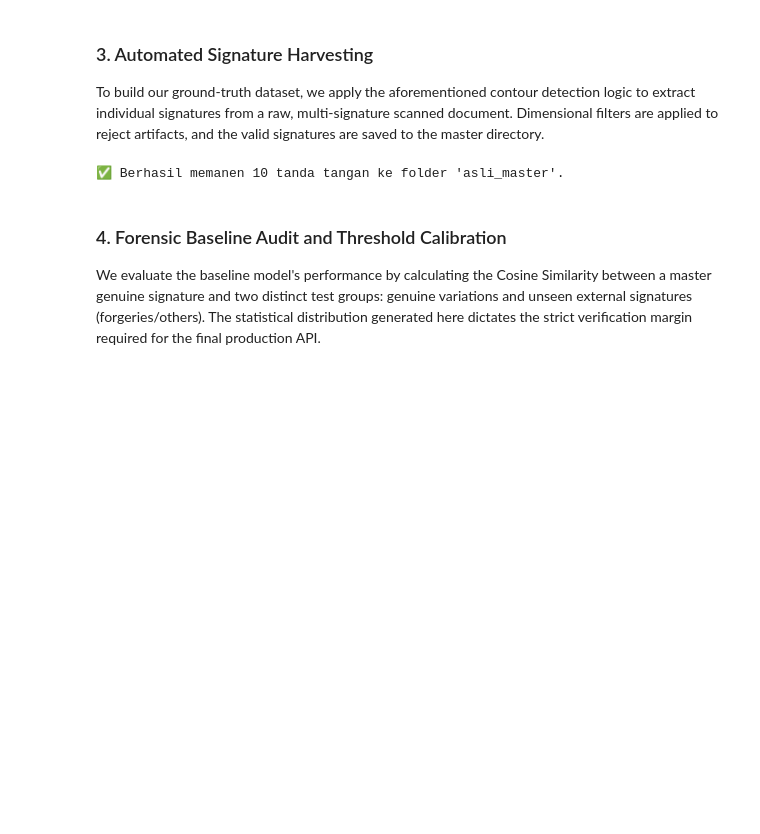
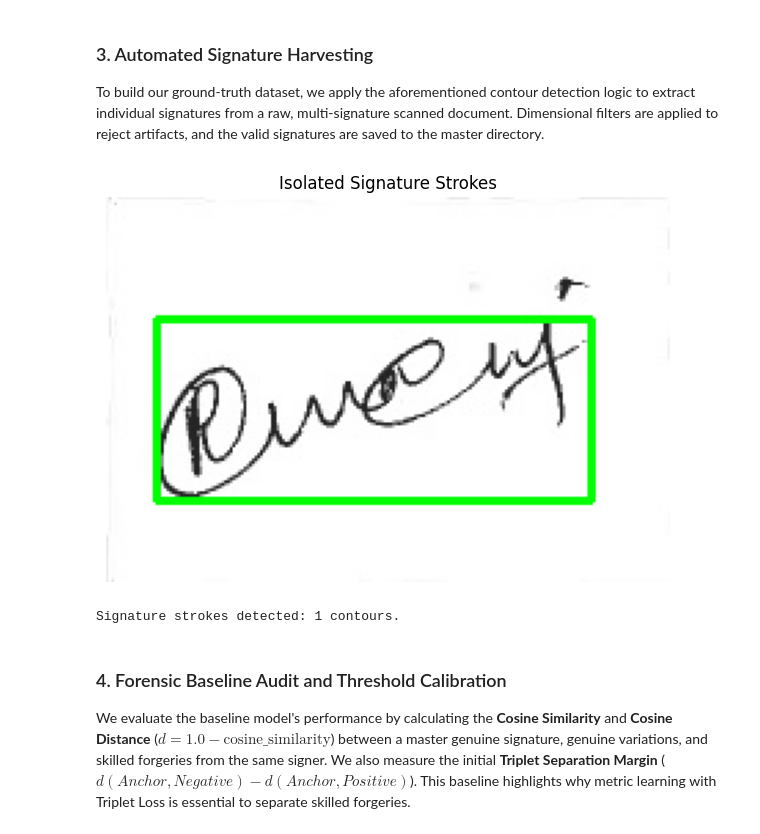
Before and after one commit to subki72/forensic-signature-ai, a Jupyter notebook: notebooks/01_thresholding_test.ipynb, the cells around one changed output. Saved outputs shown, nothing was run; the diff lists cells and outputs as text; code cells hidden in the pictures; blank space fills up the shorter version.

```diff
--- a/notebooks/01_thresholding_test.ipynb
+++ b/notebooks/01_thresholding_test.ipynb
@@ -14,15 +14,18 @@ import torch
 import torch.nn.functional as F
 import torchvision.models as models
 import torchvision.transforms as transforms
+import matplotlib.pyplot as plt
 
+os.makedirs('../data/raw', exist_ok=True)
 os.makedirs('../data/processed/asli_master', exist_ok=True)
 
 def display_image(title, img, target_width=800):
-    h, w = img.shape[:2]
-    ratio = target_width / float(w)
-    dim = (target_width, int(h * ratio))
-    resized_img = cv2.resize(img, dim, interpolation=cv2.INTER_AREA)
-    cv2.imshow(title, resized_img)
+    rgb = cv2.cvtColor(img, cv2.COLOR_BGR2RGB) if len(img.shape) == 3 else img
+    plt.figure(figsize=(10, 5))
+    plt.title(title)
+    plt.imshow(rgb, cmap='gray' if len(img.shape) == 2 else None)
+    plt.axis('off')
+    plt.show()
 
-print("Environment setup complete. Libraries loaded.")
+print("Environment setup complete. Libraries loaded successfully.")
 # %% [output]
@@ -89,35 +92,33 @@ print("Function 'extract_dna_from_path' is ready.")
 
 To build our ground-truth dataset, we apply the aforementioned contour detection logic to extract individual signatures from a raw, multi-signature scanned document. Dimensional filters are applied to reject artifacts, and the valid signatures are saved to the master directory.
 # %%
-# Define path to the raw multi-signature document
-image_path = '../data/raw/sample_ttd2.jpg'
+# Test computer vision preprocessing on genuine signature specimen
+image_path = '../extract/001/original_1_1.jpg'
 image = cv2.imread(image_path)
-gray = cv2.cvtColor(image, cv2.COLOR_BGR2GRAY)
-binary = cv2.adaptiveThreshold(cv2.GaussianBlur(gray, (5, 5), 0), 255,
-                                cv2.ADAPTIVE_THRESH_GAUSSIAN_C, cv2.THRESH_BINARY_INV, 11, 2)
 
-contours, _ = cv2.findContours(binary, cv2.RETR_EXTERNAL, cv2.CHAIN_APPROX_SIMPLE)
-image_with_box = image.copy()
-count = 0
-
-for cnt in contours:
-    x, y, w, h = cv2.boundingRect(cnt)
-    # Dimensional filtering to exclude artifacts and edge noise
-    if (x > 15 and y > 15 and (x+w) < (image.shape[1]-15)) and (w > 100 and h > 40):
-        if cv2.contourArea(cnt) > 2000:
+if image is not None:
+    gray = cv2.cvtColor(image, cv2.COLOR_BGR2GRAY)
+    blurred = cv2.GaussianBlur(gray, (5, 5), 0)
+    binary = cv2.adaptiveThreshold(
+        blurred, 255, cv2.ADAPTIVE_THRESH_GAUSSIAN_C, cv2.THRESH_BINARY_INV, 11, 2
+    )
+    contours, _ = cv2.findContours(binary, cv2.RETR_EXTERNAL, cv2.CHAIN_APPROX_SIMPLE)
+    image_with_box = image.copy()
+    count = 0
+    for cnt in contours:
+        x, y, w, h = cv2.boundingRect(cnt)
+        if cv2.contourArea(cnt) > 200:
             count += 1
-            roi = image[max(0, y-20):min(image.shape[0], y+h+20), max(0, x-20):min(image.shape[1], x+w+20)]
-            cv2.imwrite(f'../data/processed/asli_master/asli_{count}.jpg', roi)
-            cv2.rectangle(image_with_box, (x-20, y-20), (x+w+20, y+h+20), (0, 255, 0), 4)
-
-display_image('Harvested Signatures', image_with_box)
-print(f"Successfully harvested {count} signatures into 'asli_master' directory.")
-cv2.waitKey(0)
-cv2.destroyAllWindows()
+            cv2.rectangle(image_with_box, (x, y), (x + w, y + h), (0, 255, 0), 2)
+    display_image('Isolated Signature Strokes', image_with_box)
+    print(f'Signature strokes detected: {count} contours.')
+else:
+    print(f'Could not load {image_path}')
 # %% [output]
+[figure, added]
-✅ Berhasil memanen 10 tanda tangan ke folder 'asli_master'.
+Signature strokes detected: 1 contours.
 # %% [markdown]
 ### 4. Forensic Baseline Audit and Threshold Calibration
 
-We evaluate the baseline model's performance by calculating the Cosine Similarity between a master genuine signature and two distinct test groups: genuine variations and unseen external signatures (forgeries/others). The statistical distribution generated here dictates the strict verification margin required for the final production API.
+We evaluate the baseline model's performance by calculating the **Cosine Similarity** and **Cosine Distance** ($d = 1.0 - \text{cosine\_similarity}$) between a master genuine signature, genuine variations, and skilled forgeries from the same signer. We also measure the initial **Triplet Separation Margin** ($d(Anchor, Negative) - d(Anchor, Positive)$). This baseline highlights why metric learning with Triplet Loss is essential to separate skilled forgeries.
 # %%
```
Also changed, not shown: parts of 5 cells of this notebook, 46 other files.
